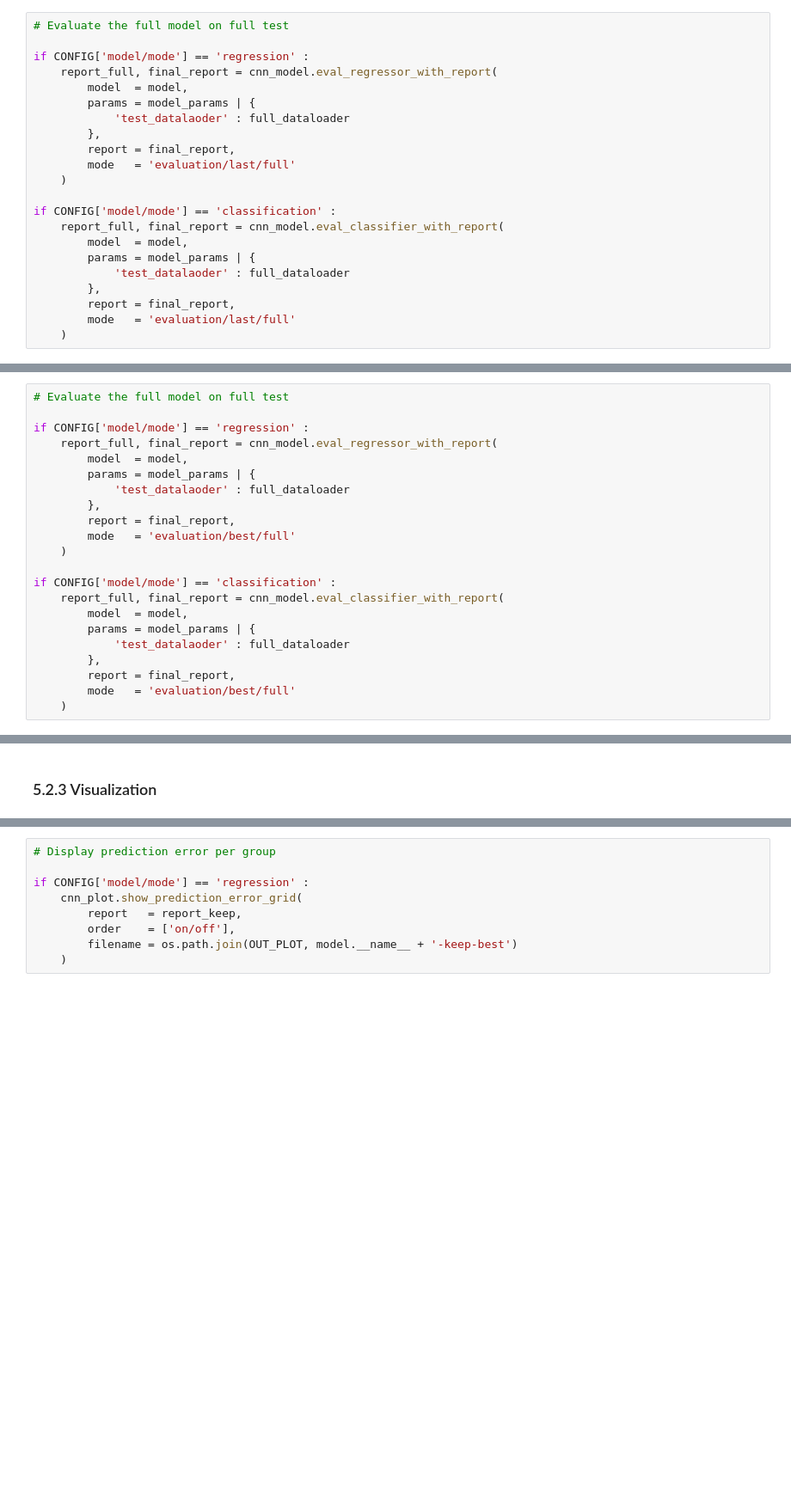
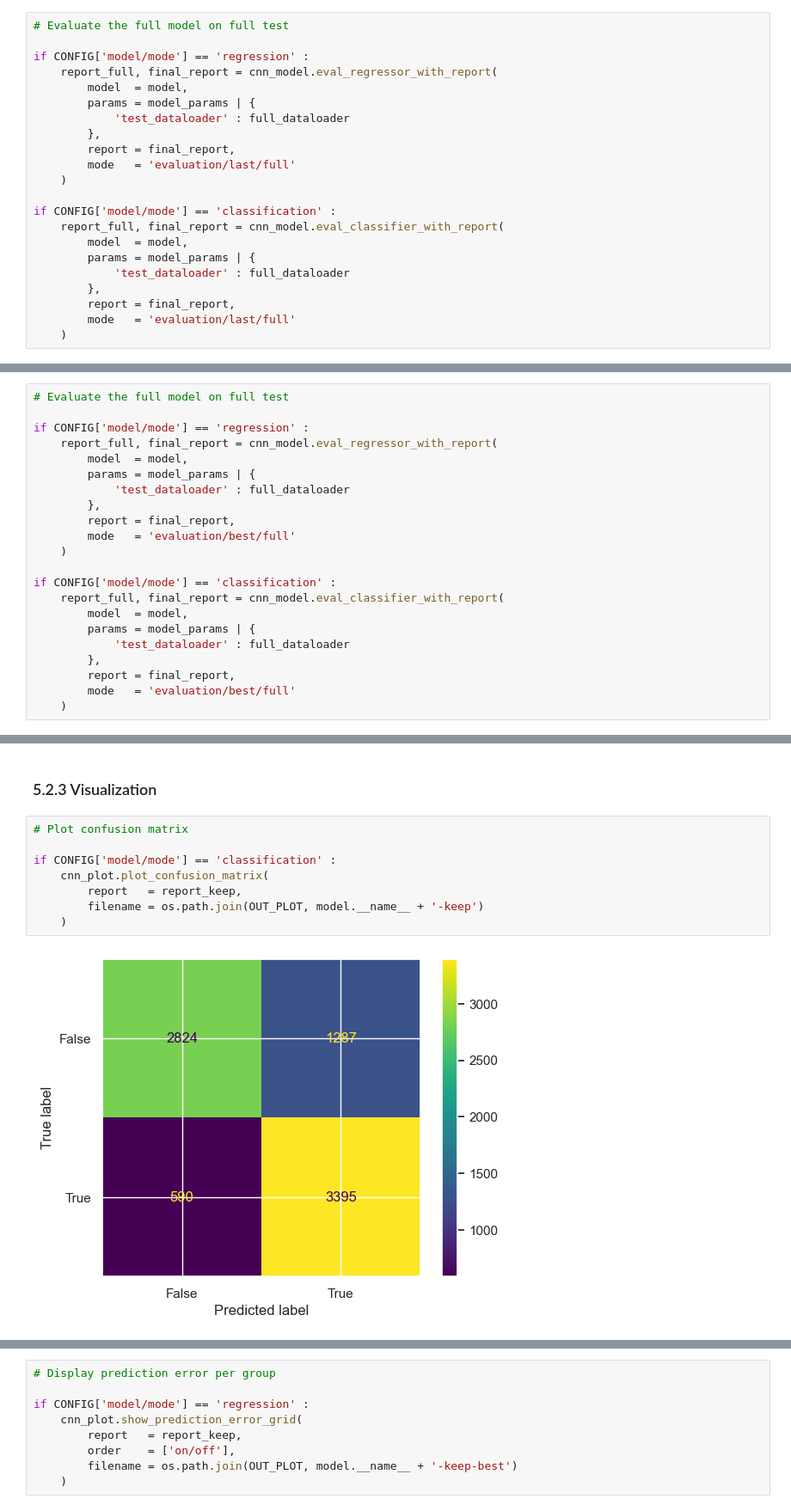
Before and after one commit to up4472/upolanc-thesis, a Jupyter notebook: notebook/nbp07-switch.ipynb, the cells around one changed output, grey strips where cells are left out. Shown at 86% size. Cells and saved outputs as stored; diff of their text form; blank space fills up the shorter version.

```diff
--- a/notebook/nbp07-switch.ipynb
+++ b/notebook/nbp07-switch.ipynb
@@ -678,7 +678,7 @@ if CONFIG['model/mode'] == 'regression' :
 	report_full, final_report = cnn_model.eval_regressor_with_report(
 		model  = model,
 		params = model_params | {
-			'test_datalaoder' : full_dataloader
+			'test_dataloader' : full_dataloader
 		},
 		report = final_report,
 		mode   = 'evaluation/last/full'
@@ -688,7 +688,7 @@ if CONFIG['model/mode'] == 'classification' :
 	report_full, final_report = cnn_model.eval_classifier_with_report(
 		model  = model,
 		params = model_params | {
-			'test_datalaoder' : full_dataloader
+			'test_dataloader' : full_dataloader
 		},
 		report = final_report,
 		mode   = 'evaluation/last/full'
@@ -753,7 +753,7 @@ if CONFIG['model/mode'] == 'regression' :
 	report_full, final_report = cnn_model.eval_regressor_with_report(
 		model  = model,
 		params = model_params | {
-			'test_datalaoder' : full_dataloader
+			'test_dataloader' : full_dataloader
 		},
 		report = final_report,
 		mode   = 'evaluation/best/full'
@@ -763,7 +763,7 @@ if CONFIG['model/mode'] == 'classification' :
 	report_full, final_report = cnn_model.eval_classifier_with_report(
 		model  = model,
 		params = model_params | {
-			'test_datalaoder' : full_dataloader
+			'test_dataloader' : full_dataloader
 		},
 		report = final_report,
 		mode   = 'evaluation/best/full'
@@ -832,2 +832,12 @@ Accuracy : [ 0.87500]
 # %% [markdown]
 ### 5.2.3 Visualization
+# %%
+# Plot confusion matrix
+
+if CONFIG['model/mode'] == 'classification' :
+	cnn_plot.plot_confusion_matrix(
+		report   = report_keep,
+		filename = os.path.join(OUT_PLOT, model.__name__ + '-keep')
+	)
+# %% [output]
+[figure, added]
```
Also changed, not shown: parts of 16 cells of this notebook, 4 other files.
